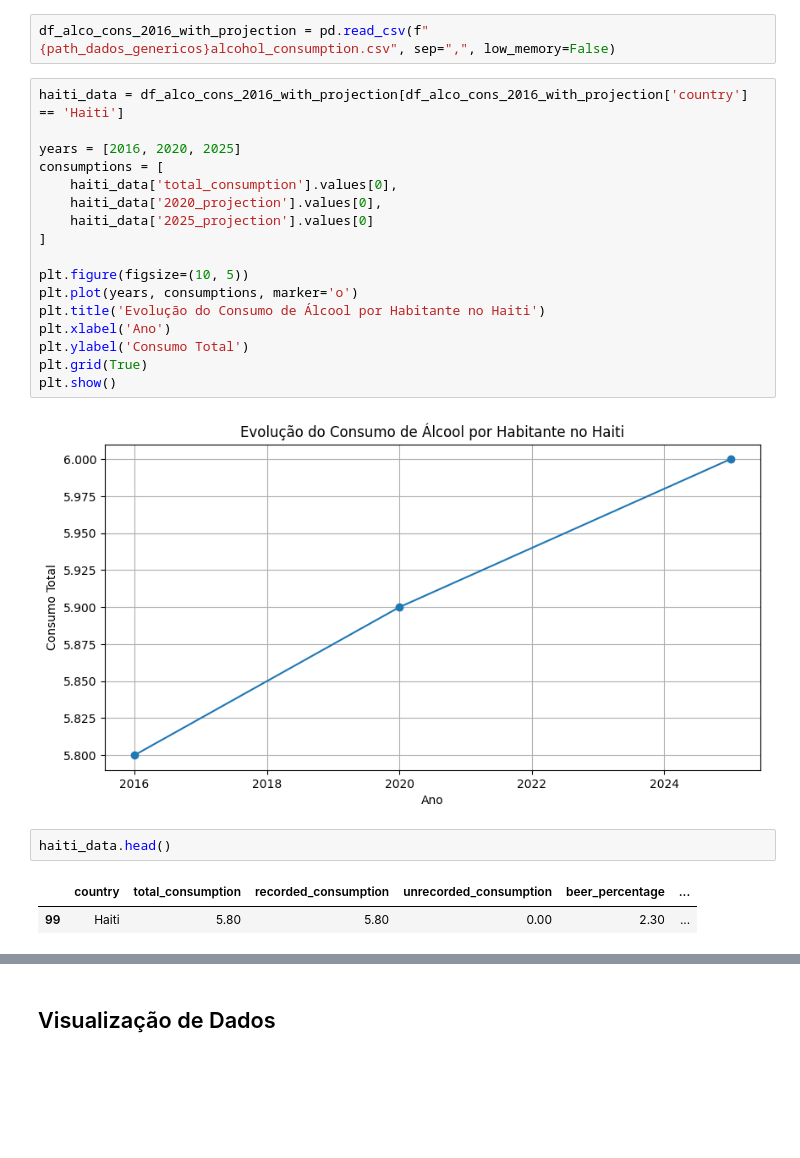
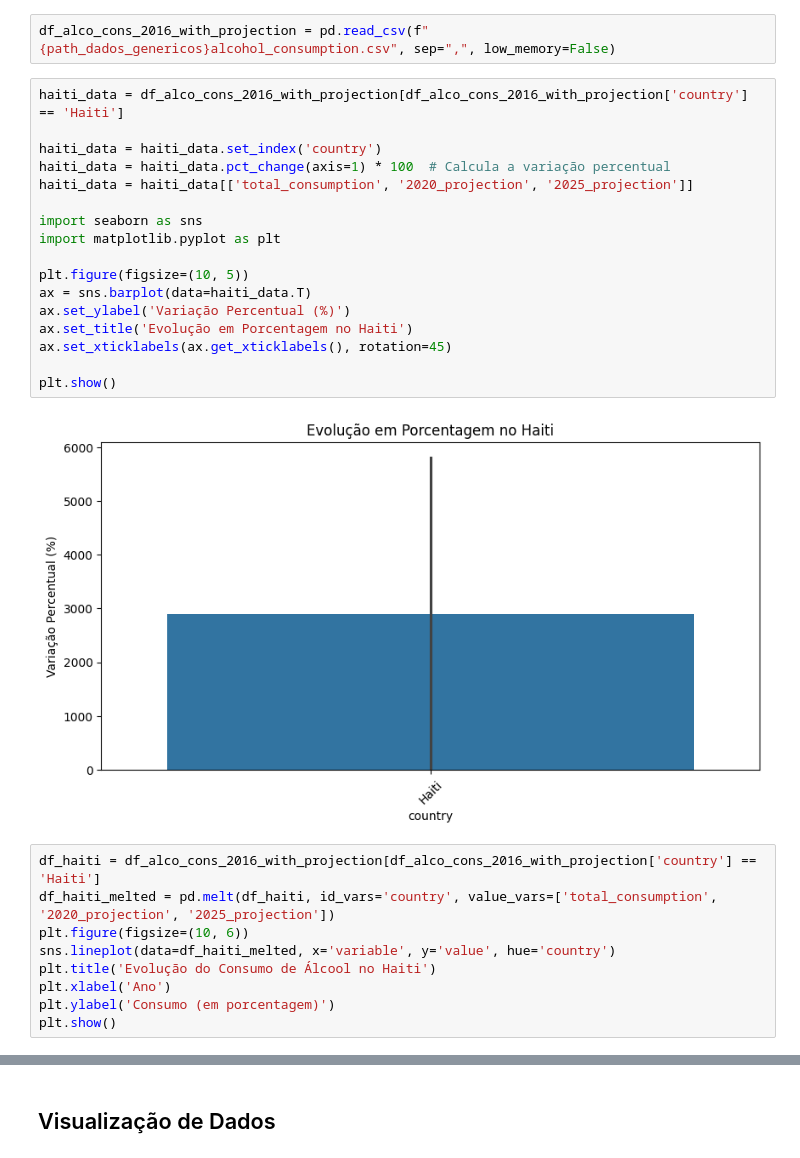
Before and after one commit to nineteens/tech-challenges, a Jupyter notebook: projetos/vinho/analise_exploratoria.ipynb, the cells around one changed output, grey strips where cells are left out. Cells and saved outputs as stored; diff of their text form; blank space fills up the shorter version.

```diff
--- a/projetos/vinho/analise_exploratoria.ipynb
+++ b/projetos/vinho/analise_exploratoria.ipynb
@@ -613,27 +528,31 @@ df_expectativa_vida = pd.read_csv(f"{path_dados_genericos}life_expectancy_data.c
 ### Projeções de consumo de alcool
 # %%
 df_alco_cons_2016_with_projection = pd.read_csv(f"{path_dados_genericos}alcohol_consumption.csv", sep=",", low_memory=False)
+# %%
+haiti_data = df_alco_cons_2016_with_projection[df_alco_cons_2016_with_projection['country'] == 'Haiti']
+
+haiti_data = haiti_data.set_index('country')
+haiti_data = haiti_data.pct_change(axis=1) * 100  # Calcula a variação percentual
+haiti_data = haiti_data[['total_consumption', '2020_projection', '2025_projection']]
+
+import seaborn as sns
+import matplotlib.pyplot as plt
+
+plt.figure(figsize=(10, 5))
+ax = sns.barplot(data=haiti_data.T)
+ax.set_ylabel('Variação Percentual (%)')
+ax.set_title('Evolução em Porcentagem no Haiti')
+ax.set_xticklabels(ax.get_xticklabels(), rotation=45)
+
+plt.show()
+# %% [output]
+[figure, added]
 # %%
-haiti_data = df_alco_cons_2016_with_projection[df_alco_cons_2016_with_projection['country'] == 'Haiti']
-
-years = [2016, 2020, 2025]
-consumptions = [
-    haiti_data['total_consumption'].values[0],
-    haiti_data['2020_projection'].values[0],
-    haiti_data['2025_projection'].values[0]
-]
-
-plt.figure(figsize=(10, 5))
-plt.plot(years, consumptions, marker='o')
-plt.title('Evolução do Consumo de Álcool por Habitante no Haiti')
+df_haiti = df_alco_cons_2016_with_projection[df_alco_cons_2016_with_projection['country'] == 'Haiti']
+df_haiti_melted = pd.melt(df_haiti, id_vars='country', value_vars=['total_consumption', '2020_projection', '2025_projection'])
+plt.figure(figsize=(10, 6))
+sns.lineplot(data=df_haiti_melted, x='variable', y='value', hue='country')
+plt.title('Evolução do Consumo de Álcool no Haiti')
 plt.xlabel('Ano')
-plt.ylabel('Consumo Total')
-plt.grid(True)
+plt.ylabel('Consumo (em porcentagem)')
 plt.show()
-# %% [output]
-[figure, removed]
-# %%
-haiti_data.head()
-# %% [output]
-|  | country | total_consumption | recorded_consumption | unrecorded_consumption | beer_percentage | ... |
-| 99 | Haiti | 5.80 | 5.80 | 0.00 | 2.30 | ... |
```
Also changed, not shown: parts of 10 cells of this notebook, 1 other file.
